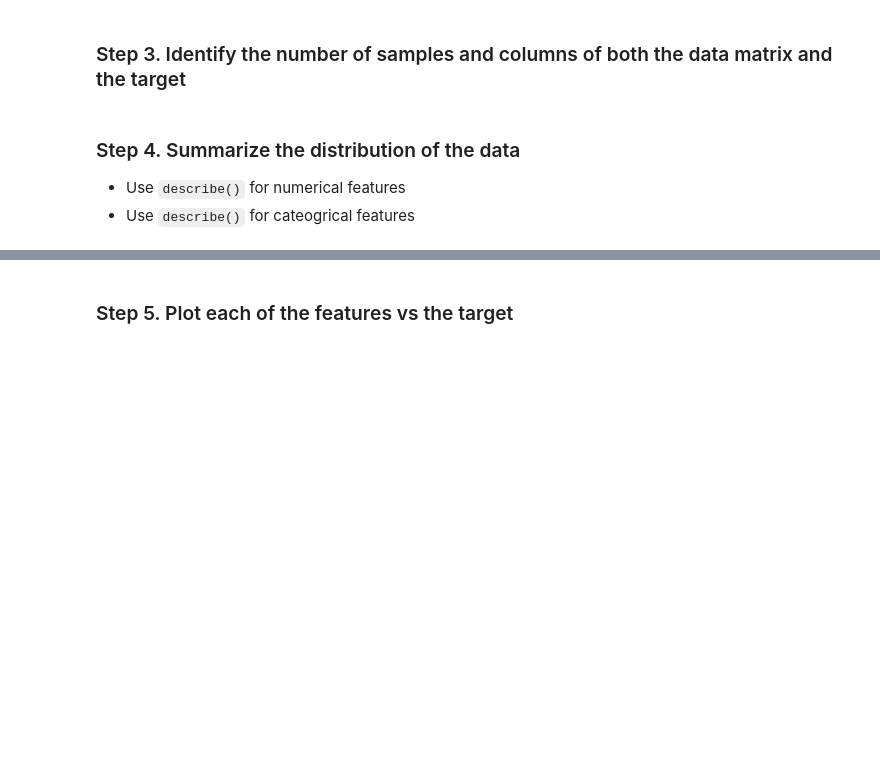
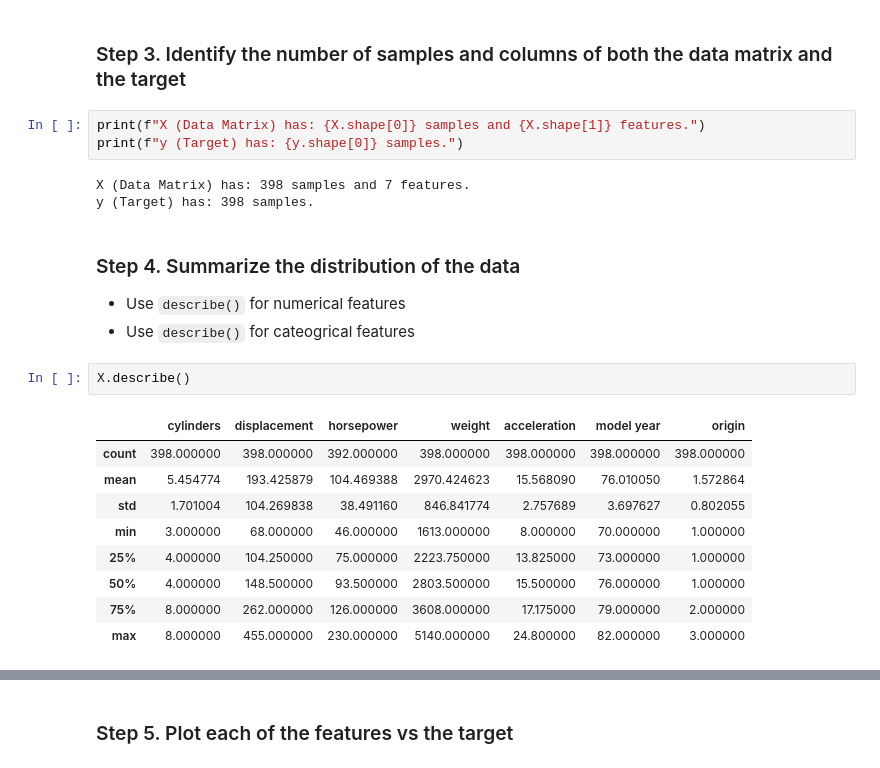
Before and after one commit to MonaMashta/AAI, a Jupyter notebook: student/ML/ex2_Automobile Fuel Efficiency.ipynb, the cells around one changed output, grey strips where cells are left out. Cells and saved outputs as stored; diff of their text form; blank space fills up the shorter version.

```diff
--- a/student/ML/ex2_Automobile Fuel Efficiency.ipynb
+++ b/student/ML/ex2_Automobile Fuel Efficiency.ipynb
@@ -58,8 +60,26 @@ print('Target Type: Numerical (Continuous)')
 Target Type: Numerical (Continuous)
 # %% [markdown]
 ### Step 3. Identify the number of samples and columns of both the data matrix and the target
+# %%
+print(f"X (Data Matrix) has: {X.shape[0]} samples and {X.shape[1]} features.")
+print(f"y (Target) has: {y.shape[0]} samples.")
+# %% [output]
+X (Data Matrix) has: 398 samples and 7 features.
+y (Target) has: 398 samples.
 # %% [markdown]
 ### Step 4. Summarize the distribution of the data
 
 - Use `describe()` for numerical features
 - Use `describe()` for cateogrical features
+# %%
+X.describe()
+# %% [output]
+|  | cylinders | displacement | horsepower | weight | acceleration | model year | origin |
+| count | 398.000000 | 398.000000 | 392.000000 | 398.000000 | 398.000000 | 398.000000 | 398.000000 |
+| mean | 5.454774 | 193.425879 | 104.469388 | 2970.424623 | 15.568090 | 76.010050 | 1.572864 |
+| std | 1.701004 | 104.269838 | 38.491160 | 846.841774 | 2.757689 | 3.697627 | 0.802055 |
+| min | 3.000000 | 68.000000 | 46.000000 | 1613.000000 | 8.000000 | 70.000000 | 1.000000 |
+| 25% | 4.000000 | 104.250000 | 75.000000 | 2223.750000 | 13.825000 | 73.000000 | 1.000000 |
+| 50% | 4.000000 | 148.500000 | 93.500000 | 2803.500000 | 15.500000 | 76.000000 | 1.000000 |
+| 75% | 8.000000 | 262.000000 | 126.000000 | 3608.000000 | 17.175000 | 79.000000 | 2.000000 |
+| max | 8.000000 | 455.000000 | 230.000000 | 5140.000000 | 24.800000 | 82.000000 | 3.000000 |
```
Also changed, not shown: parts of 10 cells of this notebook, 1 other file.
